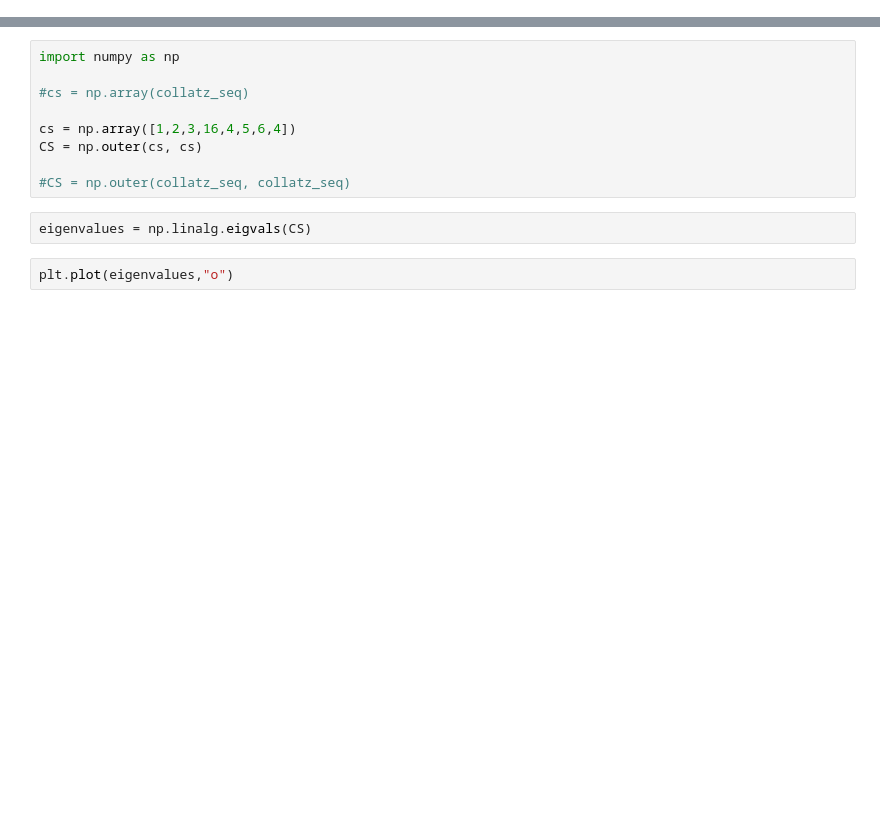
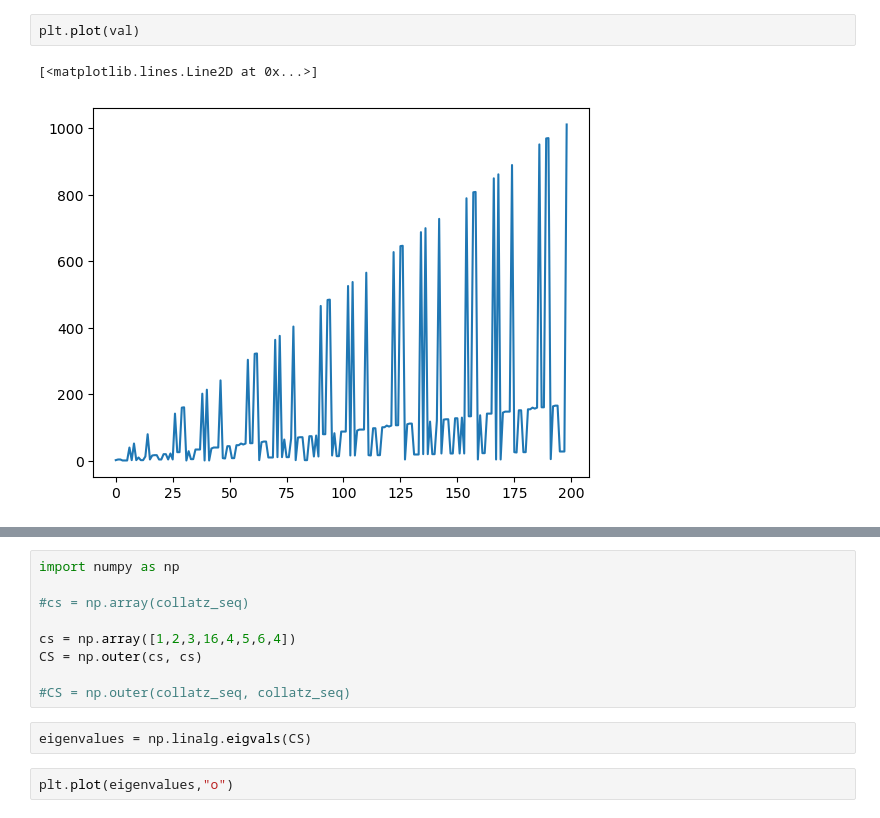
Before and after one commit to petron23/maths_and_physics, a Jupyter notebook: Collatz_conjecture/collatz.ipynb, the cells around one changed output, grey strips where cells are left out. Cells and saved outputs as stored; diff of their text form; blank space fills up the shorter version.

```diff
--- a/Collatz_conjecture/collatz.ipynb
+++ b/Collatz_conjecture/collatz.ipynb
@@ -35,0 +51,5 @@ plt.show()
+# %%
+plt.plot(val)
+# %% [output]
+[<matplotlib.lines.Line2D at 0x...>]
+[figure, added]
```
Also changed, not shown: parts of 4 cells of this notebook.
